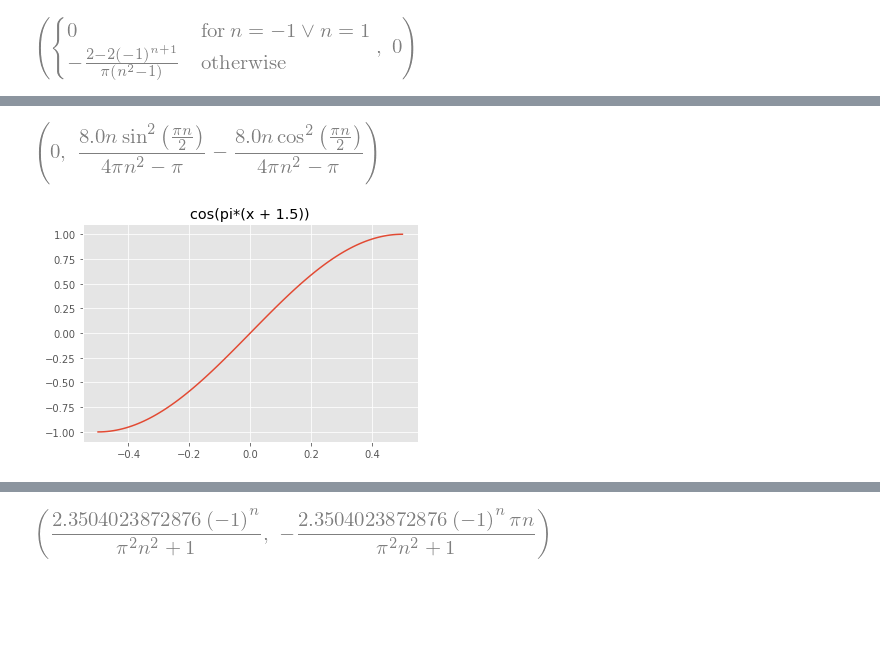
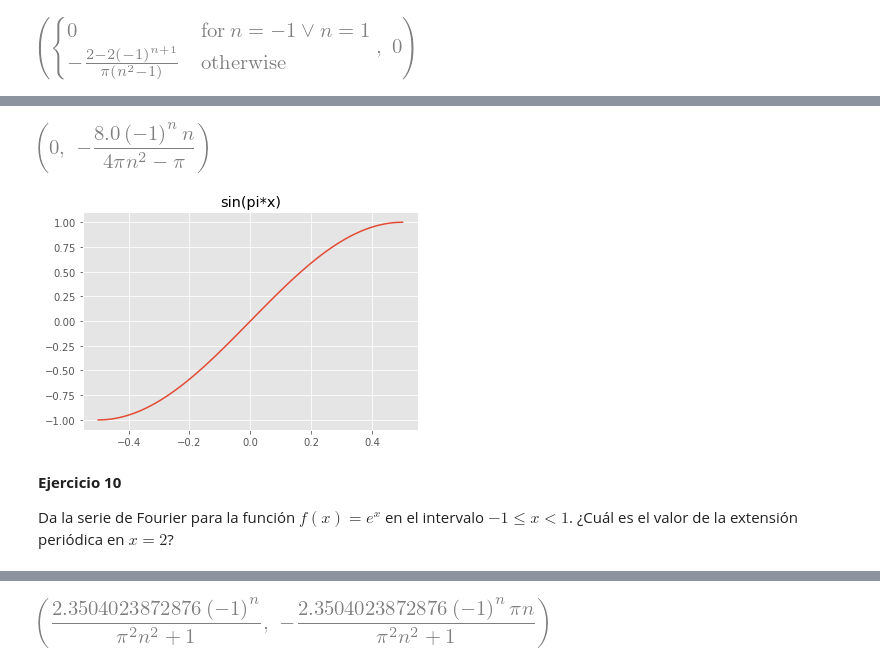
Before and after one commit to jahernando/USC-MMIII, a Jupyter notebook: follas/folla_ix.ipynb, the cells around one changed output, grey strips where cells are left out. Cells and saved outputs as stored; diff of their text form; code cells hidden in the pictures; blank space fills up the shorter version.

```diff
--- a/follas/folla_ix.ipynb
+++ b/follas/folla_ix.ipynb
@@ -98,10 +506,14 @@ sp.simplify(sas), sbs
 # %%
-fun = sp.cos(sp.pi * (x + 1.5))
+fun = sp.sin(sp.pi * x )
 xs = np.linspace(-0.5, 0.5, 100)
 ys = np.array([fun.subs(x, xi) for xi in xs])
 plt.plot(xs, ys); plt.title(fun)
 sas, sbs = sfourier(fun, 0.5)
 sp.simplify(sas), sbs
 # %% [output]
-[figure, old version]
+[figure, new version]
-[figure, old version]
+[figure, new version]
+# %% [markdown]
+**Ejercicio 10**
+
+Da la serie de Fourier para la función $f(x) = e^x$ en el intervalo $-1 \le x \lt 1$. ¿Cuál es el valor de la extensión periódica en $x = 2$?
```
Also changed, not shown: parts of 29 cells of this notebook, 3 other files.
